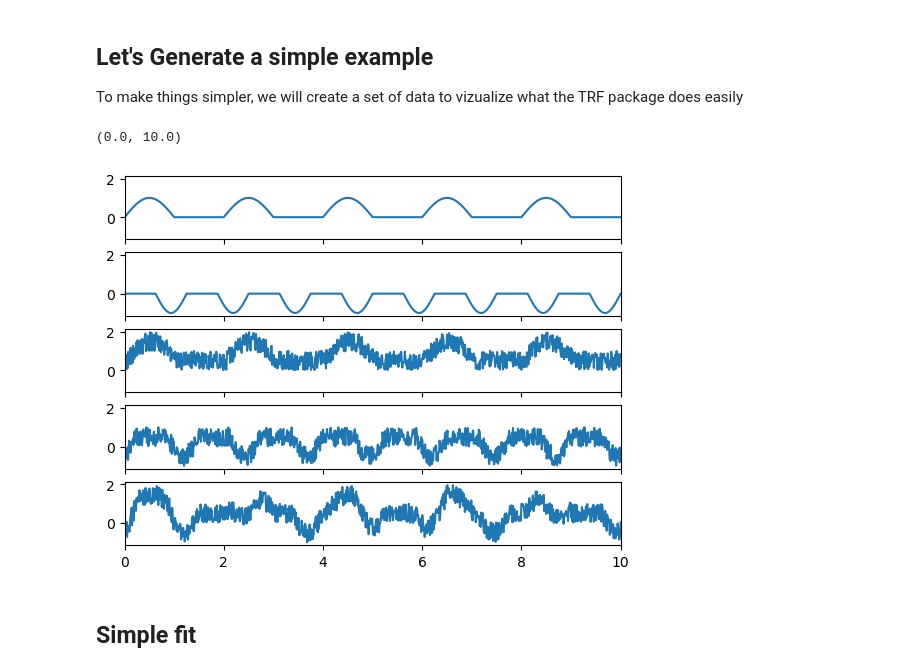
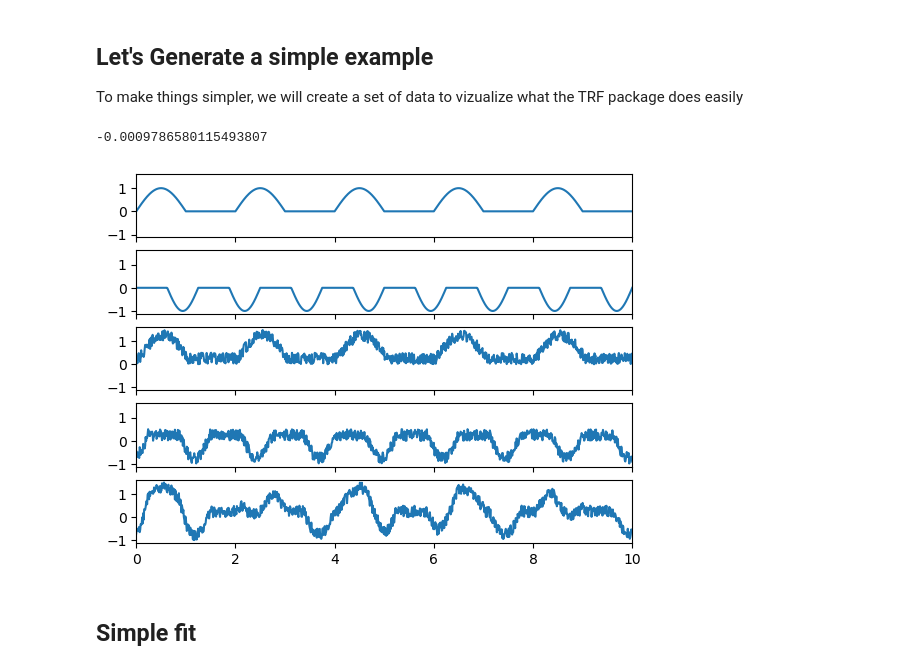
Before and after one commit to phg17/sPyEEG, a Jupyter notebook: demos/trf_forward_example.ipynb, the cells around one changed output. Cells and saved outputs as stored; diff of their text form; code cells hidden in the pictures.

```diff
--- a/demos/trf_forward_example.ipynb
+++ b/demos/trf_forward_example.ipynb
@@ -27,27 +28,29 @@ To make things simpler, we will create a set of data to vizualize what the TRF p
 # %%
 fs = 100
 f_stim1 = 0.5
 f_stim2 = 0.8
 T = 600
 time_array = np.linspace(0,T,int(T*fs))
 stimuli_pos = np.clip(np.sin(2*np.pi*f_stim1*time_array),0,1)[:,np.newaxis]
 stimuli_neg = np.clip(np.sin(2*np.pi*f_stim2*time_array),-1,0)[:,np.newaxis]
 onsets_pos = signal.find_peaks(stimuli_pos[:,0])
 onsets_neg = signal.find_peaks(stimuli_neg[:,0])
-electrophysiological_data = np.hstack([np.roll(stimuli_pos,5) + np.random.random(stimuli_pos.shape) * 1,
-                                        np.roll(stimuli_neg,150) + np.random.random(stimuli_pos.shape) * 1,
-                                        np.roll(stimuli_pos,5) + np.roll(stimuli_neg,150) + np.random.random(stimuli_pos.shape) * 1])
+electrophysiological_data = np.hstack([np.roll(stimuli_pos,5) + np.random.random(stimuli_pos.shape) * 0.5,
+                                        np.roll(stimuli_neg,150) + np.random.random(stimuli_pos.shape) * 0.5,
+                                        np.roll(stimuli_pos,5) + np.roll(stimuli_neg,150) + np.random.random(stimuli_pos.shape) * 0.5])
 
 fig, ax = plt.subplots(5, sharex = True, sharey=True)
 ax[0].plot(time_array, stimuli_pos)
 ax[1].plot(time_array, stimuli_neg)
 ax[2].plot(time_array,electrophysiological_data[:,0])
 ax[3].plot(time_array,electrophysiological_data[:,1])
 ax[4].plot(time_array,electrophysiological_data[:,2])
 ax[0].set_xlim([0,10])
+
+print(np.corrcoef(electrophysiological_data[:,0], electrophysiological_data[:,1])[0,1])
 # %% [output]
-(0.0, 10.0)
+-0.0009786580115493807
-[figure, old version]
+[figure, new version]
 # %% [markdown]
 ## Simple fit
 # %%
```
Also changed, not shown: parts of 20 cells of this notebook, 3 other files.
